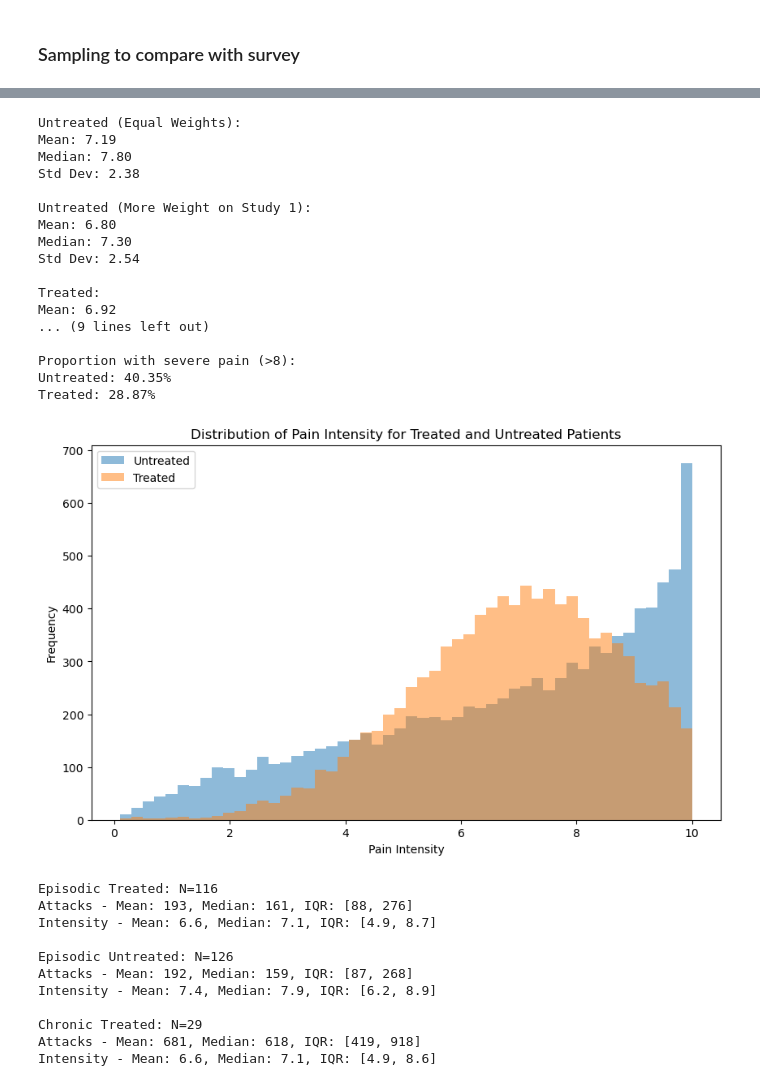
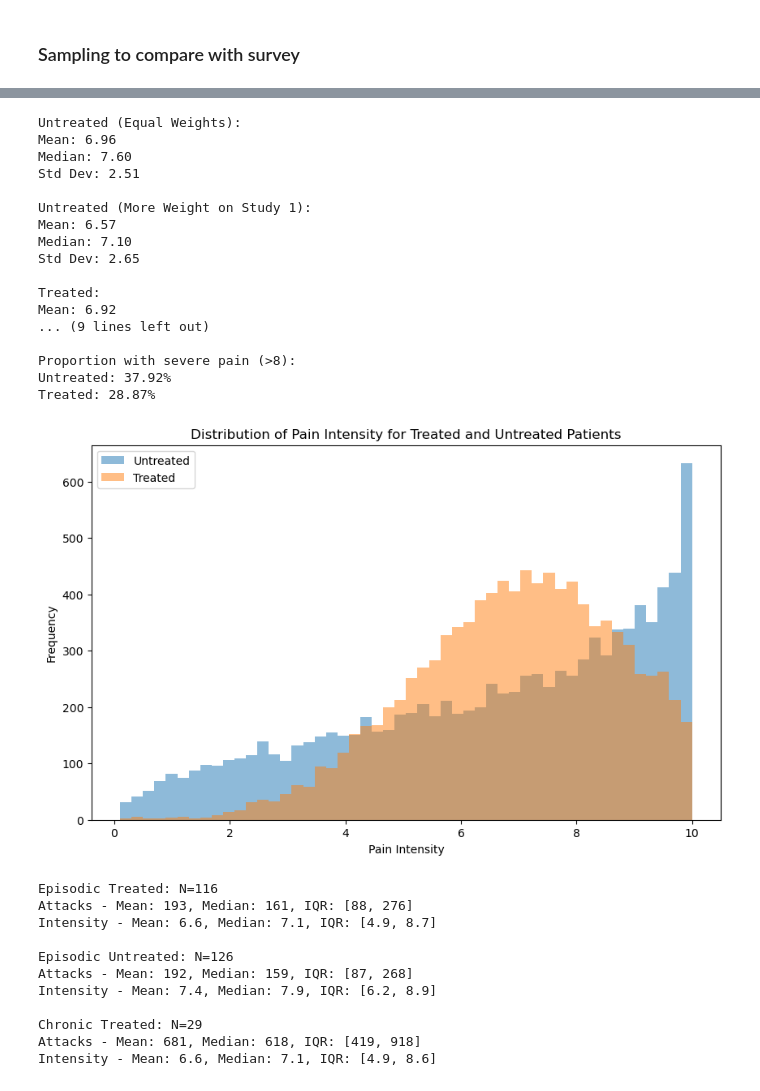
Before and after one commit to aph-research/cluster-headaches, a Jupyter notebook: Cluster headache full model.ipynb, the cells around one changed output, grey strips where cells are left out. Cells and saved outputs as stored; diff of their text form; code cells hidden in the pictures.

Commit message:
Updated CH intensity distributions
Giving more weight to mild attacks to reflect the fact that patients in the studies were likely in the middle of a cluster, where attacks are more intense.

```diff
--- a/Cluster headache full model.ipynb
+++ b/Cluster headache full model.ipynb
@@ -780,9 +780,11 @@ def weighted_beta_fit(data1, freq1, data2, freq2, weight1=0.5, weight2=0.5):
 
     return result.x
 
-def generate_max_pain_intensity(is_treated, size, weight1=0.5, weight2=0.5):
+def generate_max_pain_intensity(is_treated, size, weight_study_1=0.5, weight_severe=0.7):
     def discretize(values, bins):
         return np.digitize(values, bins) * 0.1
+
+    weight_mild = 1 - weight_severe
 
     if not is_treated:
         # Data for untreated patients
@@ -790,19 +792,50 @@ def generate_max_pain_intensity(is_treated, size, weight1=0.5, weight2=0.5):
         freq1 = np.array([23, 17, 20, 5, 12])
         data2 = np.array([9.5, 8.5, 7.5, 6.5])  # Study 2
         freq2 = np.array([29, 7, 3, 3])
+        weight_study_2 = 1 - weight_study_1
+
 
         # Fit beta distribution with specified weights
-        a, b = weighted_beta_fit(data1, freq1, data2, freq2, weight1, weight2)
-        continuous_samples = beta.rvs(a, b, size=size) * 10
+        a, b = weighted_beta_fit(data1, freq1, data2, freq2, weight_study_1, weight_study_2)
+
+        # continuous_samples = beta.rvs(a, b, size=size) * 10
+        peak_samples = beta.rvs(a, b, size=int(size * weight_severe)) * 10
+        mild_samples = beta.rvs(a * 0.7, b, size=int(size * weight_mild)) * 10
+        continuous_samples = np.concatenate([peak_samples, mild_samples])
+
     else:
         # Parameters for treated patients (truncated normal distribution, Snoer data)
-        median = 7.3
-        q1, q3 = 5.9, 8.7
-        mean = median
-        std = (q3 - q1) / 1.34  # Approximate std from IQR
+        # median = 7.3
+        # q1, q3 = 5.9, 8.7
+        # mean = median
+        # std = (q3 - q1) / 1.34  # Approximate std from IQR
+        # lower, upper = 0, 10
+        # a, b = (lower - mean) / std, (upper - mean) / std
+        # continuous_samples = truncnorm.rvs(a, b, loc=mean, scale=std, size=size)
+
+        # Version 2: More weight to mild attacks
+        # Parameters for treated patients (truncated normal distribution, Snoer data)
+        median_severe = 7.3
+        q1_severe, q3_severe = 5.9, 8.7
+        mean_severe = median_severe
+        std_severe = (q3_severe - q1_severe) / 1.34  # Approximate std from IQR
+
+        # Parameters for milder attacks
+        mean_mild = mean_severe * 0.7  # Adjust this factor as needed
+        std_mild = std_severe * 1.2  # Slightly wider distribution for mild attacks
+
         lower, upper = 0, 10
-        a, b = (lower - mean) / std, (upper - mean) / std
-        continuous_samples = truncnorm.rvs(a, b, loc=mean, scale=std, size=size)
+
+        # Generate samples for severe attacks
+        a_severe, b_severe = (lower - mean_severe) / std_severe, (upper - mean_severe) / std_severe
+        severe_samples = truncnorm.rvs(a_severe, b_severe, loc=mean_severe, scale=std_severe, size=int(size * weight_severe))
+
+        # Generate samples for mild attacks
+        a_mild, b_mild = (lower - mean_mild) / std_mild, (upper - mean_mild) / std_mild
+        mild_samples = truncnorm.rvs(a_mild, b_mild, loc=mean_mild, scale=std_mild, size=int(size * weight_mild))
+
+        # Combine the samples
+        continuous_samples = np.concatenate([severe_samples, mild_samples])
 
     # Discretize to 0.1 steps
     bins = np.arange(0, 10.1, 0.1)
@@ -812,15 +845,15 @@ def generate_max_pain_intensity(is_treated, size, weight1=0.5, weight2=0.5):
 
 # Test the function with equal weights (should match original beta distribution)
 np.random.seed(42)  # for reproducibility
-untreated_equal = generate_max_pain_intensity(is_treated=False, size=10000, weight1=0.5, weight2=0.5)
+untreated_equal = generate_max_pain_intensity(is_treated=False, size=10000, weight_study_1=0.5)
 
 # Test with more weight on Study 1
 np.random.seed(42)  # reset seed for fair comparison
-untreated_weighted = generate_max_pain_intensity(is_treated=False, size=10000, weight1=0.7, weight2=0.3)
+untreated_weighted = generate_max_pain_intensity(is_treated=False, size=10000, weight_study_1=0.7)
 
 # Test treated patients (unchanged)
 np.random.seed(42)  # reset seed for fair comparison
-treated = generate_max_pain_intensity(is_treated=True, size=10000)
+treated = generate_max_pain_intensity(is_treated=True, size=10000, weight_severe=1.0)
 
 print("Untreated (Equal Weights):")
 print(f"Mean: {np.mean(untreated_equal):.2f}")
@@ -845,41 +878,41 @@ def analyze_distributions(untreated, treated):
 
     print("\n90th percentile:")
     print(f"Untreated: {np.percentile(untreated, 90):.2f}")
     print(f"Treated: {np.percentile(treated, 90):.2f}")
 
     print("\nProportion with severe pain (>8):")
     print(f"Untreated: {np.mean(untreated > 8):.2%}")
     print(f"Treated: {np.mean(treated > 8):.2%}")
 
     plt.figure(figsize=(10, 6))
     plt.hist(untreated, bins=50, alpha=0.5, label='Untreated')
     plt.hist(treated, bins=50, alpha=0.5, label='Treated')
     plt.xlabel('Pain Intensity')
     plt.ylabel('Frequency')
     plt.legend()
     plt.title('Distribution of Pain Intensity for Treated and Untreated Patients')
     plt.show()
 
 analyze_distributions(untreated_weighted, treated)
 # %% [output]
 Untreated (Equal Weights):
-Mean: 7.19
-Median: 7.80
-Std Dev: 2.38
+Mean: 6.96
+Median: 7.60
+Std Dev: 2.51
 
 Untreated (More Weight on Study 1):
-Mean: 6.80
-Median: 7.30
-Std Dev: 2.54
+Mean: 6.57
+Median: 7.10
+Std Dev: 2.65
 
 Treated:
 Mean: 6.92
 ... (9 lines left out)
 
 Proportion with severe pain (>8):
-Untreated: 40.35%
+Untreated: 37.92%
 Treated: 28.87%
-[figure, old version]
+[figure, new version]
 # %%
 @dataclass
 class Attack:
```
Also changed, not shown: parts of 6 cells of this notebook.
